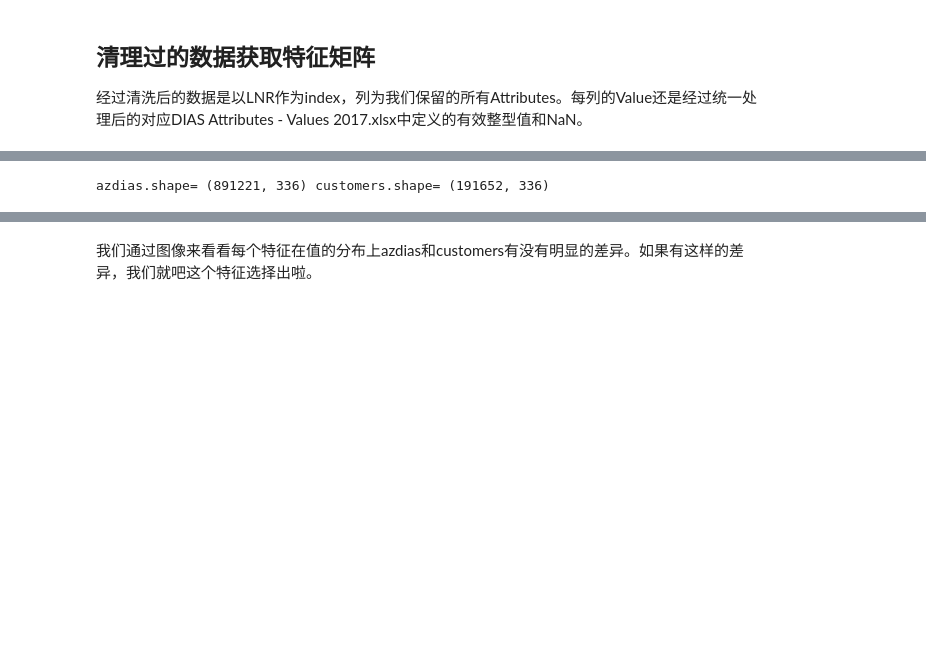
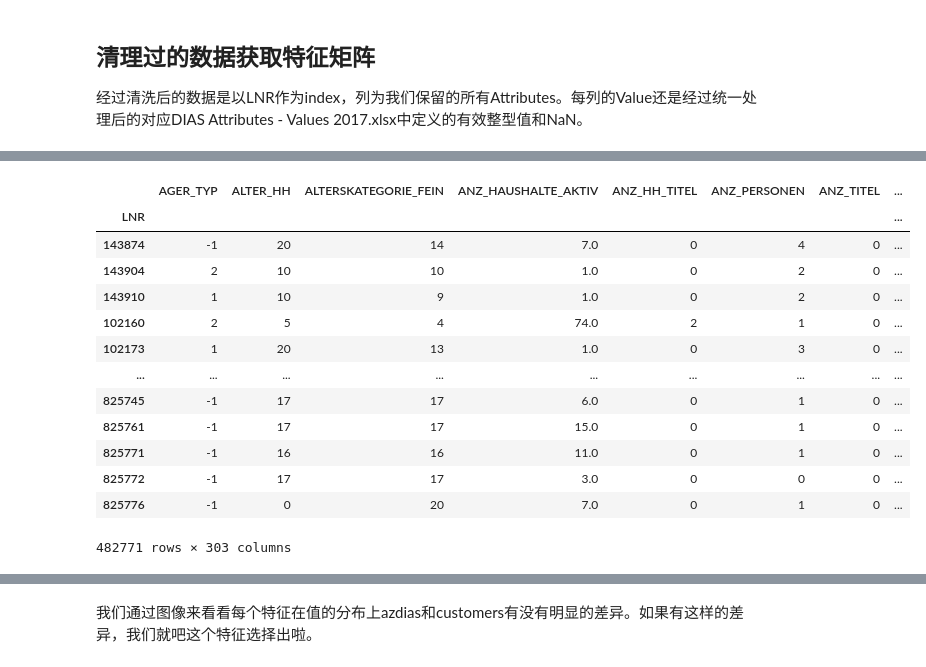
Before and after one commit to lqiang79/udacity_DSND_arvato, a Jupyter notebook: Arvato_Project_Workbook_zh.ipynb, the cells around one changed output, grey strips where cells are left out. Saved outputs shown, nothing was run; the diff lists cells and outputs as text; code cells hidden in the pictures; blank space fills up the shorter version.

```diff
--- a/Arvato_Project_Workbook_zh.ipynb
+++ b/Arvato_Project_Workbook_zh.ipynb
@@ -815,4 +814,21 @@ customers[['ANZ_HAUSHALTE_AKTIV']].apply(max_min_scaler)
-# %%
-print('azdias.shape=', azdias.shape, 'customers.shape=',customers.shape)
-# %% [output]
-azdias.shape= (891221, 336) customers.shape= (191652, 336)
+# %%
+for col in one_hot_columns:
+    if all_data[col].dtype == 'float':
+        all_data[col] = all_data[col].astype(int)
+        # print(col, all_data[col].dtype)
+all_data
+# %% [output]
+|  | AGER_TYP | ALTER_HH | ALTERSKATEGORIE_FEIN | ANZ_HAUSHALTE_AKTIV | ANZ_HH_TITEL | ANZ_PERSONEN | ANZ_TITEL | ... |
+| LNR |  |  |  |  |  |  |  | ... |
+| 143874 | -1 | 20 | 14 | 7.0 | 0 | 4 | 0 | ... |
+| 143904 | 2 | 10 | 10 | 1.0 | 0 | 2 | 0 | ... |
+| 143910 | 1 | 10 | 9 | 1.0 | 0 | 2 | 0 | ... |
+| 102160 | 2 | 5 | 4 | 74.0 | 2 | 1 | 0 | ... |
+| 102173 | 1 | 20 | 13 | 1.0 | 0 | 3 | 0 | ... |
+| ... | ... | ... | ... | ... | ... | ... | ... | ... |
+| 825745 | -1 | 17 | 17 | 6.0 | 0 | 1 | 0 | ... |
+| 825761 | -1 | 17 | 17 | 15.0 | 0 | 1 | 0 | ... |
+| 825771 | -1 | 16 | 16 | 11.0 | 0 | 1 | 0 | ... |
+| 825772 | -1 | 17 | 17 | 3.0 | 0 | 0 | 0 | ... |
+| 825776 | -1 | 0 | 20 | 7.0 | 0 | 1 | 0 | ... |
+482771 rows × 303 columns
```
Also changed, not shown: parts of 27 cells of this notebook.
